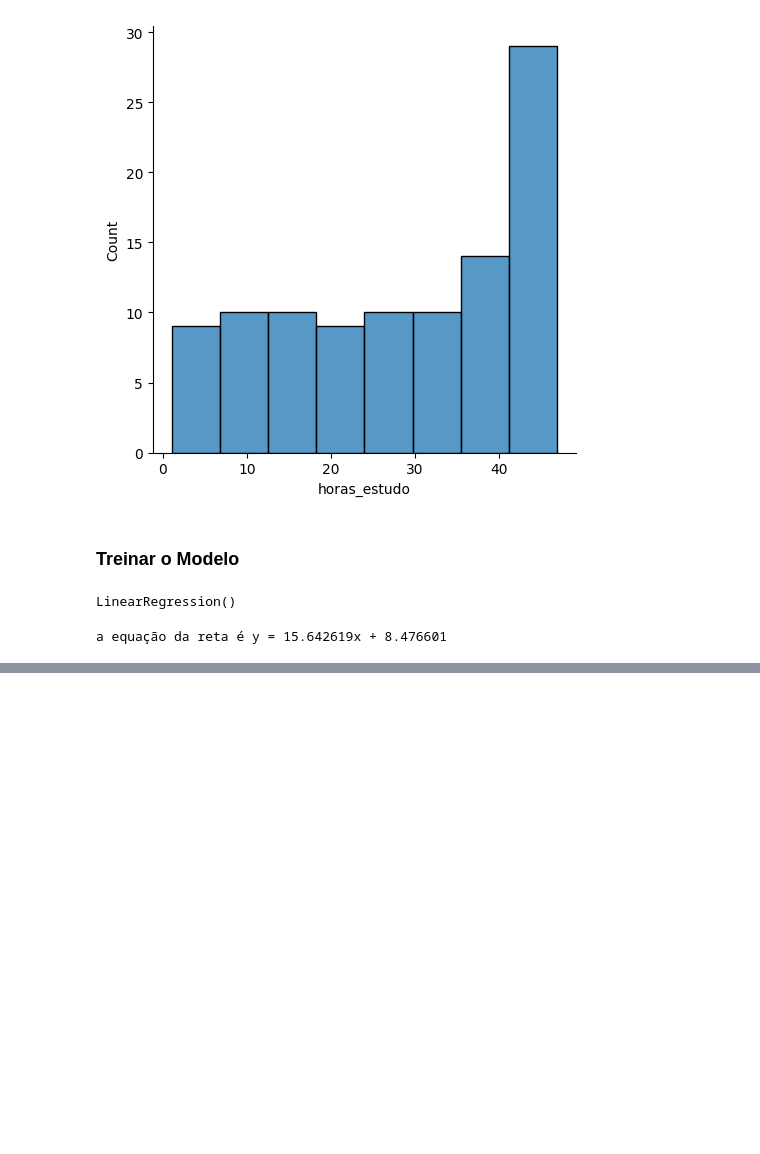
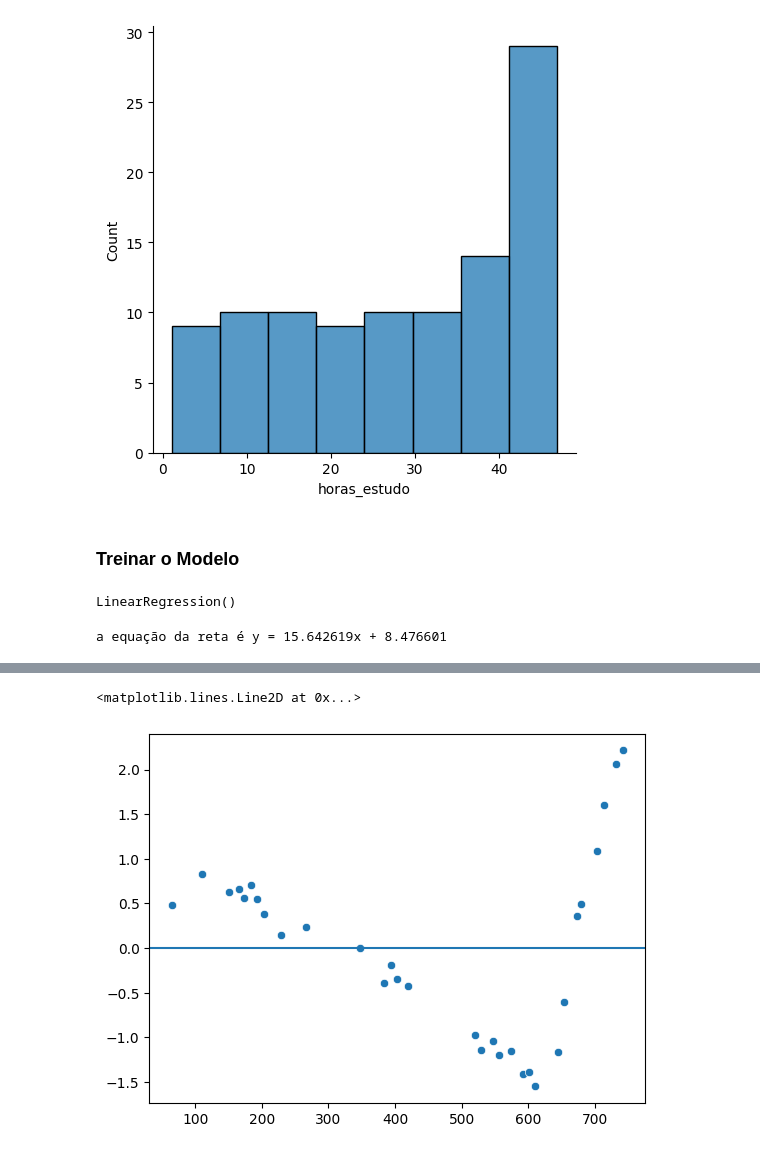
Before and after one commit to danilotavares-dev/Plataforma-de-Educacao-IA, a Jupyter notebook: modelo_pontuacao.ipynb, the cells around one changed output, grey strips where cells are left out. Drawn from its saved outputs; the diff is of its cells as text; code cells hidden in the pictures; blank space fills up the shorter version.

```diff
--- a/modelo_pontuacao.ipynb
+++ b/modelo_pontuacao.ipynb
@@ -133,0 +187,22 @@ a equação da reta é y = 15.642619x + 8.476601
+# %%
+# Calsular resíduos
+residuos = y_test - y_pred
+# %%
+# Calcular os resídeuos padronizados (standadzation)
+# Para cada conjunto de elementos (x - media) / desvio padrão
+from scipy.stats import zscore
+
+residuos_std = zscore(residuos)
+# %%
+# Verificar linearidade do modelo:
+# se os residuos estiverem entre -2 e 2 na (escala padrão) indica linearidade
+
+# Verificar homogeneidade da variancias (Homocedasticidade)
+# Se os valores estiverem em torno da reta, temos homocedasticidade, caso contrário
+# se tivermos alguma tendencia ou padrão (formem um cone, funil...), há uma heterocedasticidade
+
+sns.scatterplot(x=y_pred.reshape(-1), y=residuos_std.reshape(-1))
+plt.axhline(0)
+# %% [output]
+<matplotlib.lines.Line2D at 0x...>
+[figure, added]
```
Also changed, not shown: parts of 11 cells of this notebook, 2 other files.
